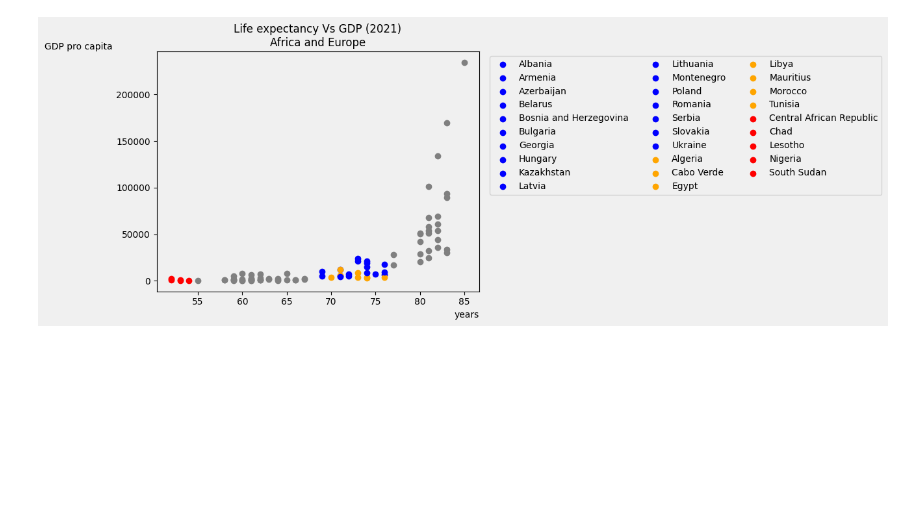
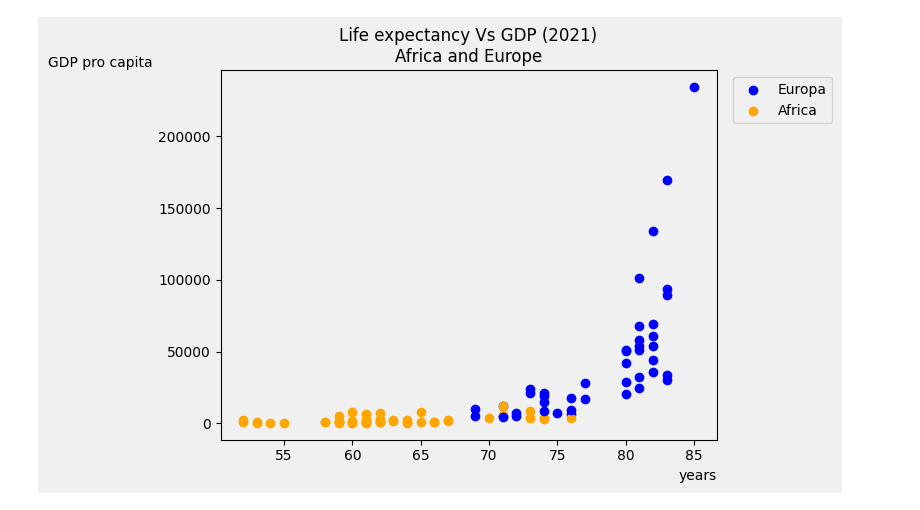
Before and after one commit to snohm/VS, a Jupyter notebook: Sorgenti/gdpVsLifeExp.ipynb, the cells around one changed output. Drawn from its saved outputs; the diff is of its cells as text; code cells hidden in the pictures; blank space fills up the shorter version.

Commit message:
Avrica Vs Europa

```diff
--- a/Sorgenti/gdpVsLifeExp.ipynb
+++ b/Sorgenti/gdpVsLifeExp.ipynb
@@ -66,48 +66,48 @@ while lGdp != "" and lLe != "":
         #    if int(float(elemLe[3])) < 55:
         #        plt.scatter(int(float(elemLe[3])), int(float(elemGdp[3])), label = elemGdp[0], color = "#f03b20")
         #    elif 55 <= int(float(elemLe[3])) < 65:
         #        plt.scatter(int(float(elemLe[3])), int(float(elemGdp[3])), label = elemGdp[0], color = "#fe9929")
         #    else:
         #        plt.scatter(int(float(elemLe[3])), int(float(elemGdp[3])), label = elemGdp[0], color = "#d9f0a3")
         #else:
         #    plt.scatter(int(float(elemLe[3])), int(float(elemGdp[3])), color = 'gray')
         #
 
         # divide in europa e africa, ignora il resto
-        #if elemLe[0] in europe:
-        #    plt.scatter(int(float(elemLe[3])), int(float(elemGdp[3])), color = "blue")
-        #elif elemLe[0] in africa:
-        #    plt.scatter(int(float(elemLe[3])), int(float(elemGdp[3])), color = "orange")
+        if elemLe[0] in europe:
+            plt.scatter(int(float(elemLe[3])), int(float(elemGdp[3])), color = "blue")
+        elif elemLe[0] in africa:
+            plt.scatter(int(float(elemLe[3])), int(float(elemGdp[3])), color = "orange")
         #
 
         # evidenzia: gli stati europei ed aficani sovrapposti e gli stati con lifeExp sotto a 55
-        if (elemLe[0] in europe or elemLe[0] in africa) and (67 < int(float(elemLe[3])) and int(float(elemLe[3])) < 77):
-            if elemLe[0] in europe:
-                plt.scatter(int(float(elemLe[3])), int(float(elemGdp[3])), label = elemGdp[0], color = "blue")
-            else:
-                plt.scatter(int(float(elemLe[3])), int(float(elemGdp[3])), label = elemGdp[0], color = "orange")
-        elif (elemLe[0] in europe or elemLe[0] in africa) and int(float(elemLe[3])) < 55:
-            plt.scatter(int(float(elemLe[3])), int(float(elemGdp[3])), label = elemGdp[0], color = "red")
-        elif elemLe[0] in europe or elemLe[0] in africa:
-            plt.scatter(int(float(elemLe[3])), int(float(elemGdp[3])), color = 'gray')
+        #if (elemLe[0] in europe or elemLe[0] in africa) and (67 < int(float(elemLe[3])) and int(float(elemLe[3])) < 77):
+        #    if elemLe[0] in europe:
+        #        plt.scatter(int(float(elemLe[3])), int(float(elemGdp[3])), label = elemGdp[0], color = "blue")
+        #    else:
+        #        plt.scatter(int(float(elemLe[3])), int(float(elemGdp[3])), label = elemGdp[0], color = "orange")
+        #elif (elemLe[0] in europe or elemLe[0] in africa) and int(float(elemLe[3])) < 55:
+        #    plt.scatter(int(float(elemLe[3])), int(float(elemGdp[3])), label = elemGdp[0], color = "red")
+        #elif elemLe[0] in europe or elemLe[0] in africa:
+        #    plt.scatter(int(float(elemLe[3])), int(float(elemGdp[3])), color = 'gray')
         #
 
         lLe = fLe.readline()
         elemLe = lLe.split(",")
     else:
         lLe = fLe.readline()
         elemLe = lLe.split(",")
 fGdp.close()
 fLe.close()
 
-order = [0,2,3,4,5,6,11,12,13,14,17,19,22,23,24,26,29,1,7,10,16,18,20,28,8,9,15,21,27]
-handles, labels = plt.gca().get_legend_handles_labels()
-plt.legend([handles[i] for i in order], [labels[i] for i in order], ncol = 3, bbox_to_anchor=(1.02, 1), loc='upper left', facecolor = graphColor)
+#order = [0,2,3,4,5,6,11,12,13,14,17,19,22,23,24,26,29,1,7,10,16,18,20,28,8,9,15,21,27]
+#handles, labels = plt.gca().get_legend_handles_labels()
+#plt.legend([handles[i] for i in order], [labels[i] for i in order], ncol = 3, bbox_to_anchor=(1.02, 1), loc='upper left', facecolor = graphColor)
 
-#plt.legend( ncol = 3, bbox_to_anchor=(1.02, 1), loc='upper left', facecolor = graphColor)
+plt.legend(['Europa', 'Africa'] ,ncol = 1, bbox_to_anchor=(1.02, 1), loc='upper left', facecolor = graphColor)
 plt.title("Life expectancy Vs GDP (2021)\nAfrica and Europe")
 plt.xlabel("years", loc='right')
 plt.ylabel("GDP pro capita", rotation='horizontal', loc = 'top')
 plt.show()
 # %% [output]
-[figure, old version]
+[figure, new version]
```
